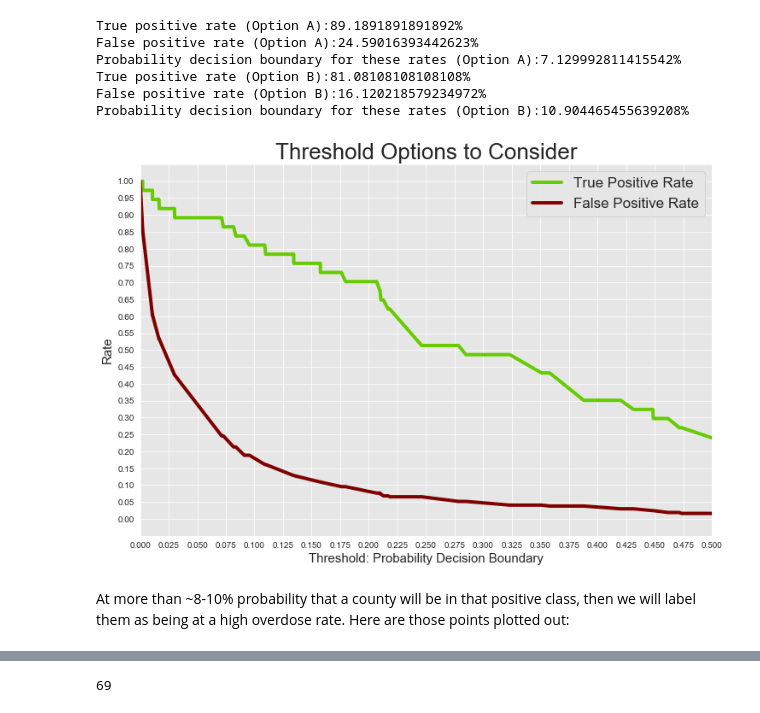
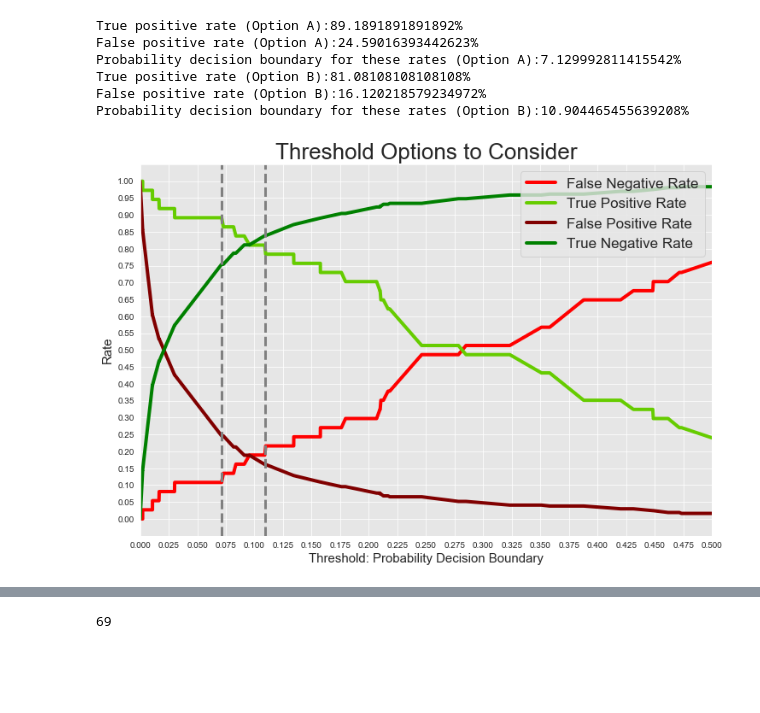
Before and after one commit to MIAISEMAN/mod_3_project, a Jupyter notebook: module_3_project.ipynb, the cells around one changed output, grey strips where cells are left out. Drawn from its saved outputs; the diff is of its cells as text; code cells hidden in the pictures; blank space fills up the shorter version.

```diff
--- a/module_3_project.ipynb
+++ b/module_3_project.ipynb
@@ -710,0 +830,6 @@ AUC: 0.8804460197902821
+# %%
+ye_hat_test_1_probs = pipe2.predict_proba(Xe_test)[:,1] #only our 1 probabilities
+fpre, tpre, thresholdse = roc_curve(ye_test, ye_hat_test_1_probs)
+
+print(f"Train ROC/AUC Score: {roc_auc_score(ye_train, ye_hat_train_1_probs)}")
+print(f"Test ROC/AUC Score: {roc_auc_score(ye_test, ye_hat_test_1_probs)}")
@@ -747,20 +896,18 @@ False positive rate (Option B):16.120218579234972%
 Probability decision boundary for these rates (Option B):10.904465455639208%
 # %%
 plt.figure(figsize=(12,8))
-# plt.plot(thresholdse, 1-tpre, color='red', label='False Negative Rate', lw=4)
+plt.plot(thresholdse, 1-tpre, color='red', label='False Negative Rate', lw=4)
 plt.plot(thresholdse, tpre, color='#66cc00', label='True Positive Rate', lw=4)
 plt.plot(thresholdse, fpre, color='#800000', label='False Positive Rate', lw=4)
-# plt.plot(thresholdse, 1-fpre, color='green', label='True Negative Rate', lw=4)
+plt.plot(thresholdse, 1-fpre, color='green', label='True Negative Rate', lw=4)
 plt.xlabel('Threshold: Probability Decision Boundary', fontsize=15)
 plt.ylabel('Rate', fontsize=15)
 plt.xlim((0,.5))
 plt.yticks([i/20.0 for i in range(21)])
 plt.xticks([i/40.0 for i in range(21)])
-# plt.axvline(x=thresholdse[-16], lw=3, linestyle='--', color='gray')
-# plt.axvline(x=thresholdse[-10], lw=3, linestyle='--', color='gray')
+plt.axvline(x=thresholdse[-16], lw=3, linestyle='--', color='gray')
+plt.axvline(x=thresholdse[-10], lw=3, linestyle='--', color='gray')
 plt.title('Threshold Options to Consider', fontsize=26)
 plt.legend(loc='upper right', fontsize=17, fancybox=True );
 # %% [output]
-[figure, old version]
+[figure, new version]
-# %% [markdown]
-At more than ~8-10% probability that a county will be in that positive class, then we will label them as being at a high overdose rate. Here are those points plotted out:
```
Also changed, not shown: parts of 32 cells of this notebook.
